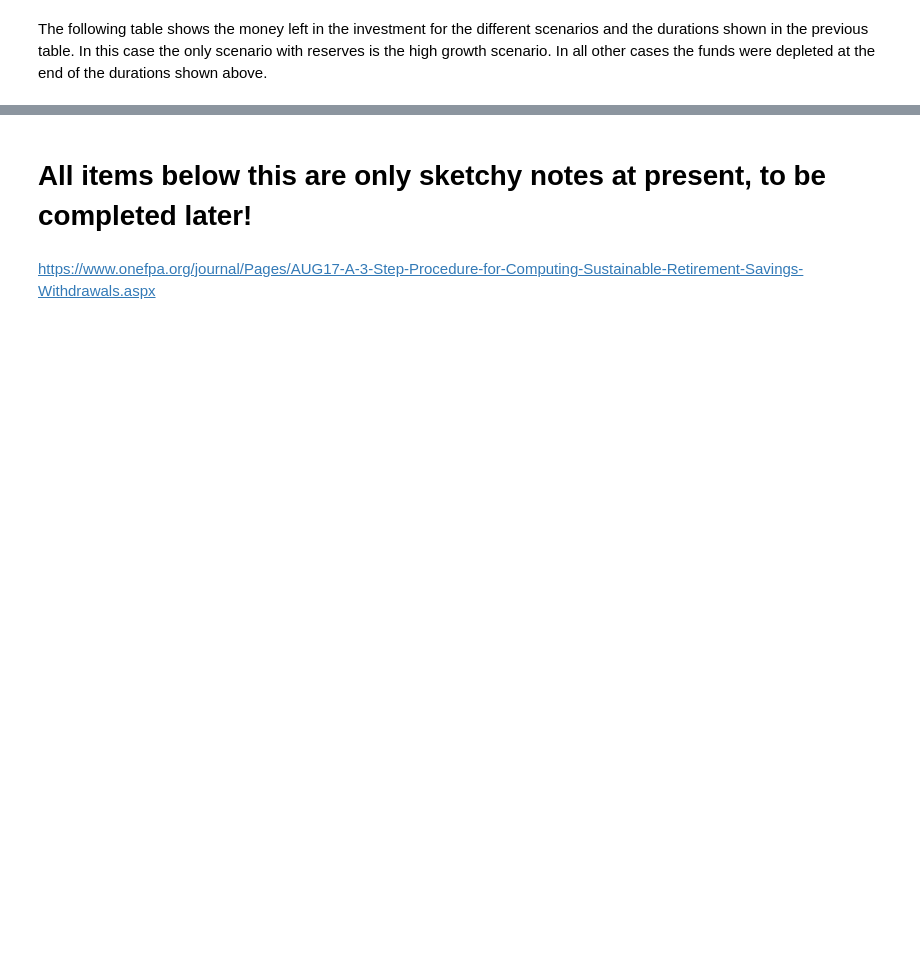
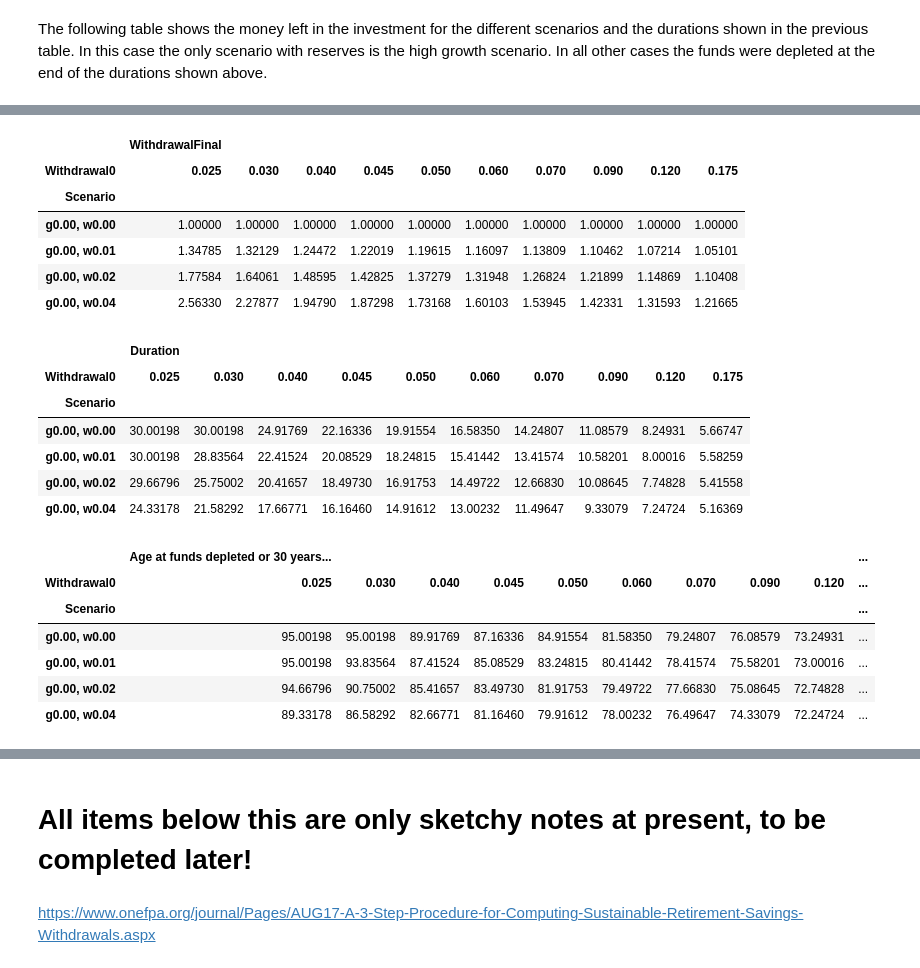
Before and after one commit to NelisW/RetirementPlanning, a Jupyter notebook: PersonalFinancialPlanning.ipynb, the cells around one changed output, grey strips where cells are left out. Saved outputs shown, nothing was run; the diff lists cells and outputs as text; code cells hidden in the pictures; blank space fills up the shorter version.

```diff
--- a/PersonalFinancialPlanning.ipynb
+++ b/PersonalFinancialPlanning.ipynb
@@ -1606,0 +1882,34 @@ axes[1].set_xlim([5,25])
+# %%
+dfx = dfSum[dfSum['Scenario'].isin(['g0.00, w0.00','g0.00, w0.01','g0.00, w0.02','g0.00, w0.04'])][[
+    'Withdrawal0','WithdrawalFinal','Scenario','Duration',newagename]]
+dfxp = pd.pivot_table(dfx, index=['Scenario'],values=['WithdrawalFinal'],columns=['Withdrawal0'])
+dfxp = dfxp / dfxp.iloc[0]
+display(HTML(dfxp.to_html()))
+
+dfxp = pd.pivot_table(dfx, index=['Scenario'],values=['Duration'],columns=['Withdrawal0'])
+display(HTML(dfxp.to_html()))
+
+dfxp = pd.pivot_table(dfx, index=['Scenario'],values=[newagename],columns=['Withdrawal0'])
+display(HTML(dfxp.to_html()))
+# %% [output]
+|  | WithdrawalFinal |  |  |  |  |  |  |  |  |  |
+| Withdrawal0 | 0.025 | 0.030 | 0.040 | 0.045 | 0.050 | 0.060 | 0.070 | 0.090 | 0.120 | 0.175 |
+| Scenario |  |  |  |  |  |  |  |  |  |  |
+| g0.00, w0.00 | 1.00000 | 1.00000 | 1.00000 | 1.00000 | 1.00000 | 1.00000 | 1.00000 | 1.00000 | 1.00000 | 1.00000 |
+| g0.00, w0.01 | 1.34785 | 1.32129 | 1.24472 | 1.22019 | 1.19615 | 1.16097 | 1.13809 | 1.10462 | 1.07214 | 1.05101 |
+| g0.00, w0.02 | 1.77584 | 1.64061 | 1.48595 | 1.42825 | 1.37279 | 1.31948 | 1.26824 | 1.21899 | 1.14869 | 1.10408 |
+| g0.00, w0.04 | 2.56330 | 2.27877 | 1.94790 | 1.87298 | 1.73168 | 1.60103 | 1.53945 | 1.42331 | 1.31593 | 1.21665 |
+|  | Duration |  |  |  |  |  |  |  |  |  |
+| Withdrawal0 | 0.025 | 0.030 | 0.040 | 0.045 | 0.050 | 0.060 | 0.070 | 0.090 | 0.120 | 0.175 |
+| Scenario |  |  |  |  |  |  |  |  |  |  |
+| g0.00, w0.00 | 30.00198 | 30.00198 | 24.91769 | 22.16336 | 19.91554 | 16.58350 | 14.24807 | 11.08579 | 8.24931 | 5.66747 |
+| g0.00, w0.01 | 30.00198 | 28.83564 | 22.41524 | 20.08529 | 18.24815 | 15.41442 | 13.41574 | 10.58201 | 8.00016 | 5.58259 |
+| g0.00, w0.02 | 29.66796 | 25.75002 | 20.41657 | 18.49730 | 16.91753 | 14.49722 | 12.66830 | 10.08645 | 7.74828 | 5.41558 |
+| g0.00, w0.04 | 24.33178 | 21.58292 | 17.66771 | 16.16460 | 14.91612 | 13.00232 | 11.49647 | 9.33079 | 7.24724 | 5.16369 |
+|  | Age at funds depleted or 30 years... |  |  |  |  |  |  |  |  | ... |
+| Withdrawal0 | 0.025 | 0.030 | 0.040 | 0.045 | 0.050 | 0.060 | 0.070 | 0.090 | 0.120 | ... |
+| Scenario |  |  |  |  |  |  |  |  |  | ... |
+| g0.00, w0.00 | 95.00198 | 95.00198 | 89.91769 | 87.16336 | 84.91554 | 81.58350 | 79.24807 | 76.08579 | 73.24931 | ... |
+| g0.00, w0.01 | 95.00198 | 93.83564 | 87.41524 | 85.08529 | 83.24815 | 80.41442 | 78.41574 | 75.58201 | 73.00016 | ... |
+| g0.00, w0.02 | 94.66796 | 90.75002 | 85.41657 | 83.49730 | 81.91753 | 79.49722 | 77.66830 | 75.08645 | 72.74828 | ... |
+| g0.00, w0.04 | 89.33178 | 86.58292 | 82.66771 | 81.16460 | 79.91612 | 78.00232 | 76.49647 | 74.33079 | 72.24724 | ... |
```
Also changed, not shown: parts of 60 cells of this notebook.
